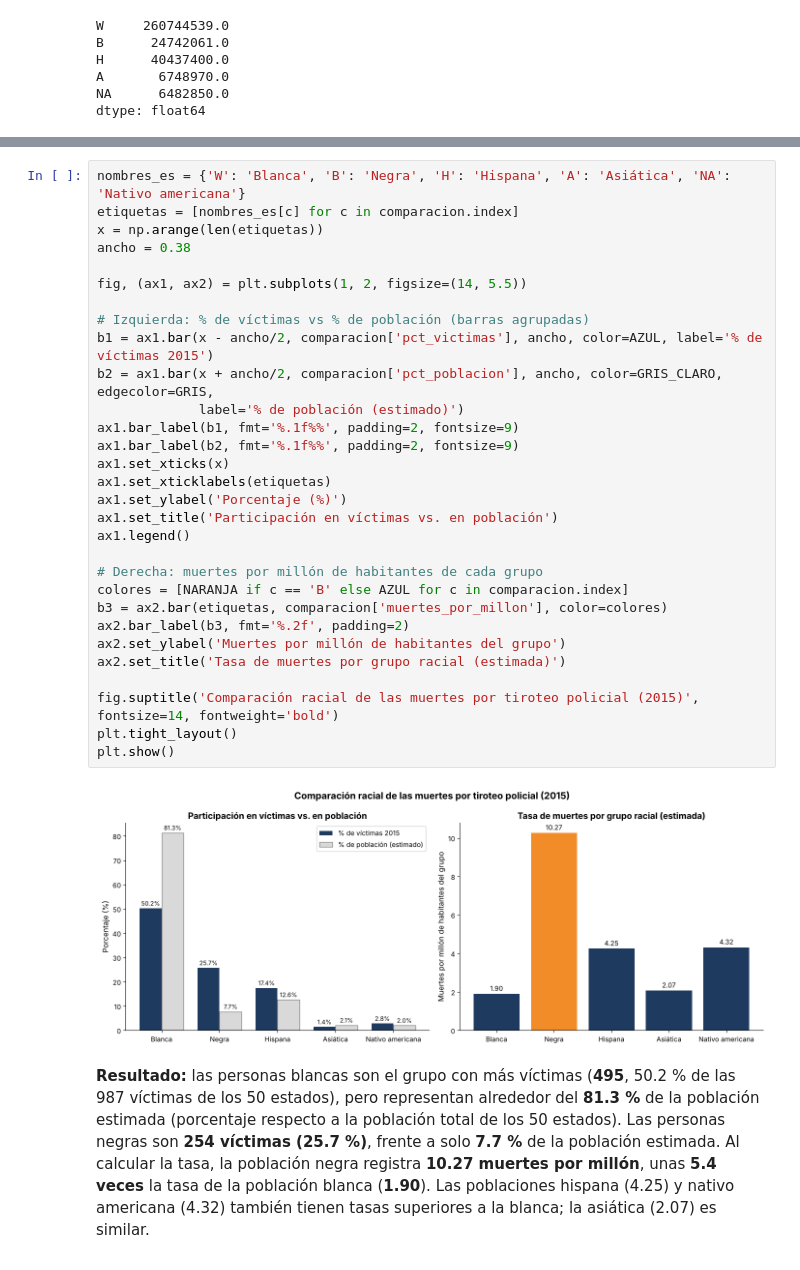
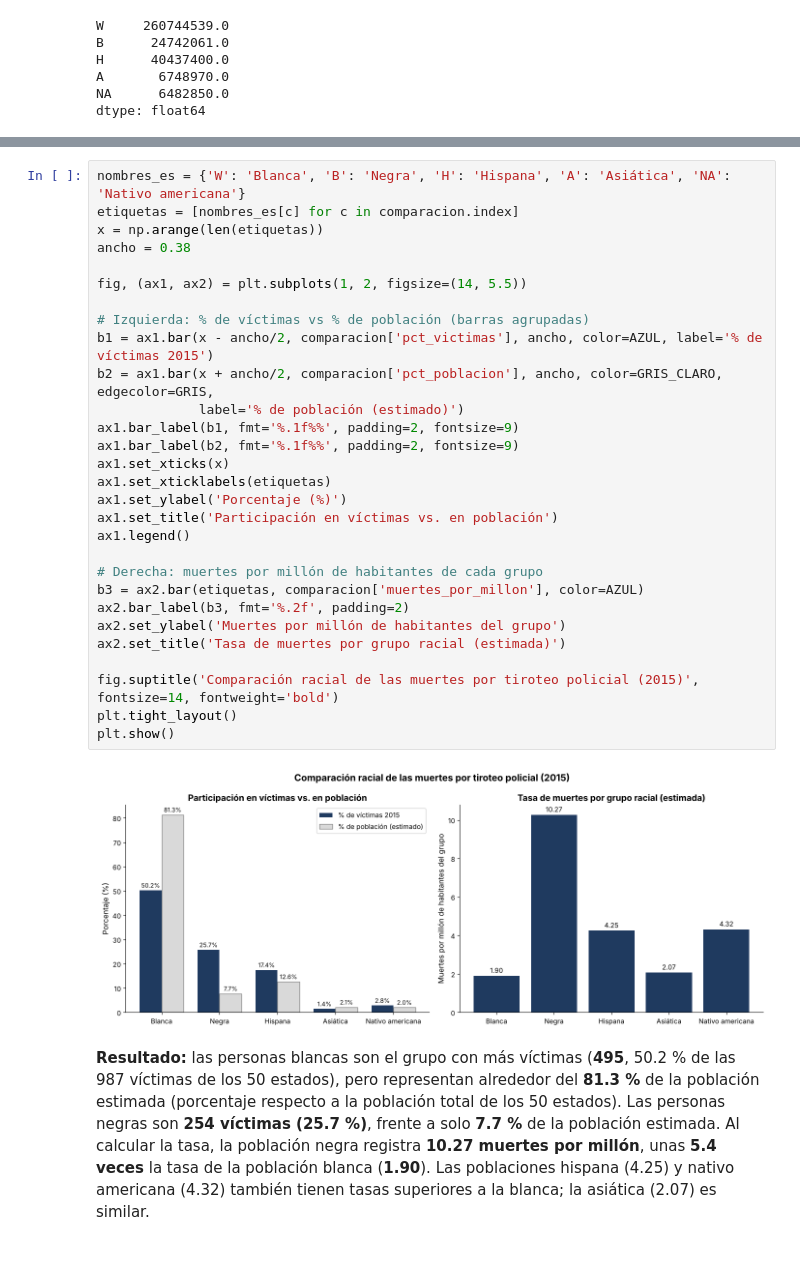
Before and after one commit to patatamanYT/no-entear, a Jupyter notebook: Actividad1_Visualizacion/Actividad_1_Visualizacion_Datos.ipynb, the cells around one changed output, grey strips where cells are left out. Cells and saved outputs as stored; diff of their text form.

```diff
--- a/Actividad1_Visualizacion/Actividad_1_Visualizacion_Datos.ipynb
+++ b/Actividad1_Visualizacion/Actividad_1_Visualizacion_Datos.ipynb
@@ -783,35 +776,34 @@ Name: count, dtype: int64
 # %%
 nombres_es = {'W': 'Blanca', 'B': 'Negra', 'H': 'Hispana', 'A': 'Asiática', 'NA': 'Nativo americana'}
 etiquetas = [nombres_es[c] for c in comparacion.index]
 x = np.arange(len(etiquetas))
 ancho = 0.38
 
 fig, (ax1, ax2) = plt.subplots(1, 2, figsize=(14, 5.5))
 
 # Izquierda: % de víctimas vs % de población (barras agrupadas)
 b1 = ax1.bar(x - ancho/2, comparacion['pct_victimas'], ancho, color=AZUL, label='% de víctimas 2015')
 b2 = ax1.bar(x + ancho/2, comparacion['pct_poblacion'], ancho, color=GRIS_CLARO, edgecolor=GRIS,
              label='% de población (estimado)')
 ax1.bar_label(b1, fmt='%.1f%%', padding=2, fontsize=9)
 ax1.bar_label(b2, fmt='%.1f%%', padding=2, fontsize=9)
 ax1.set_xticks(x)
 ax1.set_xticklabels(etiquetas)
 ax1.set_ylabel('Porcentaje (%)')
 ax1.set_title('Participación en víctimas vs. en población')
 ax1.legend()
 
 # Derecha: muertes por millón de habitantes de cada grupo
-colores = [NARANJA if c == 'B' else AZUL for c in comparacion.index]
-b3 = ax2.bar(etiquetas, comparacion['muertes_por_millon'], color=colores)
+b3 = ax2.bar(etiquetas, comparacion['muertes_por_millon'], color=AZUL)
 ax2.bar_label(b3, fmt='%.2f', padding=2)
 ax2.set_ylabel('Muertes por millón de habitantes del grupo')
 ax2.set_title('Tasa de muertes por grupo racial (estimada)')
 
 fig.suptitle('Comparación racial de las muertes por tiroteo policial (2015)', fontsize=14, fontweight='bold')
 plt.tight_layout()
 plt.show()
 # %% [output]
-[figure, old version]
+[figure, new version]
 # %% [markdown]
 **Resultado:** las personas blancas son el grupo con más víctimas (**495**, 50.2 % de las 987 víctimas de los 50 estados), pero representan alrededor del **81.3 %** de la población estimada (porcentaje respecto a la población total de los 50 estados). Las personas negras son **254 víctimas (25.7 %)**, frente a solo **7.7 %** de la población estimada. Al calcular la tasa, la población negra registra **10.27 muertes por millón**, unas **5.4 veces** la tasa de la población blanca (**1.90**). Las poblaciones hispana (4.25) y nativo americana (4.32) también tienen tasas superiores a la blanca; la asiática (2.07) es similar.
 
```
Also changed, not shown: parts of 7 cells of this notebook.
